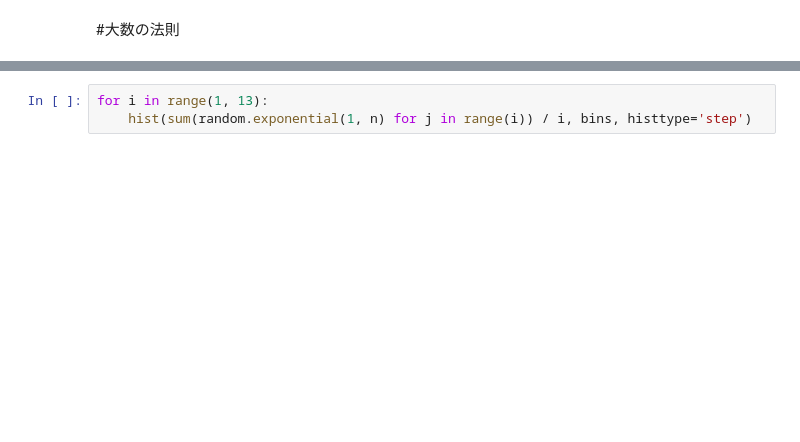
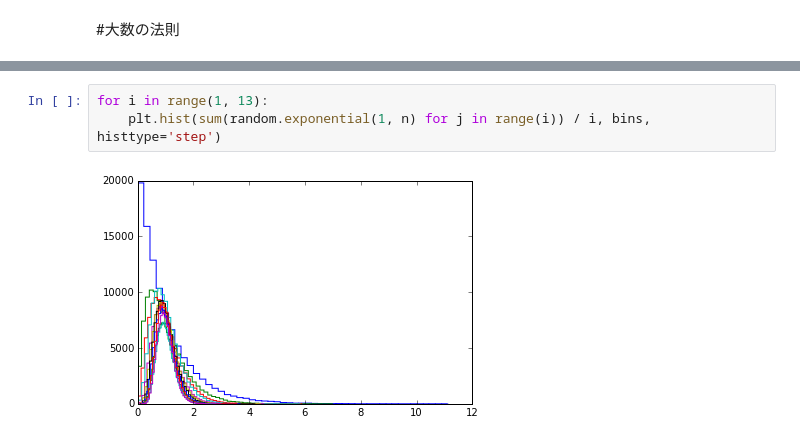
Before and after one commit to Tsutomu-KKE/ipytest, a Jupyter notebook: law of large numbers.ipynb, the cells around one changed output, grey strips where cells are left out. Saved outputs shown, nothing was run; the diff lists cells and outputs as text; blank space fills up the shorter version.

```diff
--- a/law of large numbers.ipynb
+++ b/law of large numbers.ipynb
@@ -10,5 +14,7 @@ for i in range(1, 7):
 # %%
 for i in range(1, 13):
-    hist(sum(random.exponential(1, n) for j in range(i)) / i, bins, histtype='step')
+    plt.hist(sum(random.exponential(1, n) for j in range(i)) / i, bins, histtype='step')
+# %% [output]
+[figure, added]
 # %%
 for i in range(1, 13):
```
Also changed, not shown: parts of 6 cells of this notebook.
